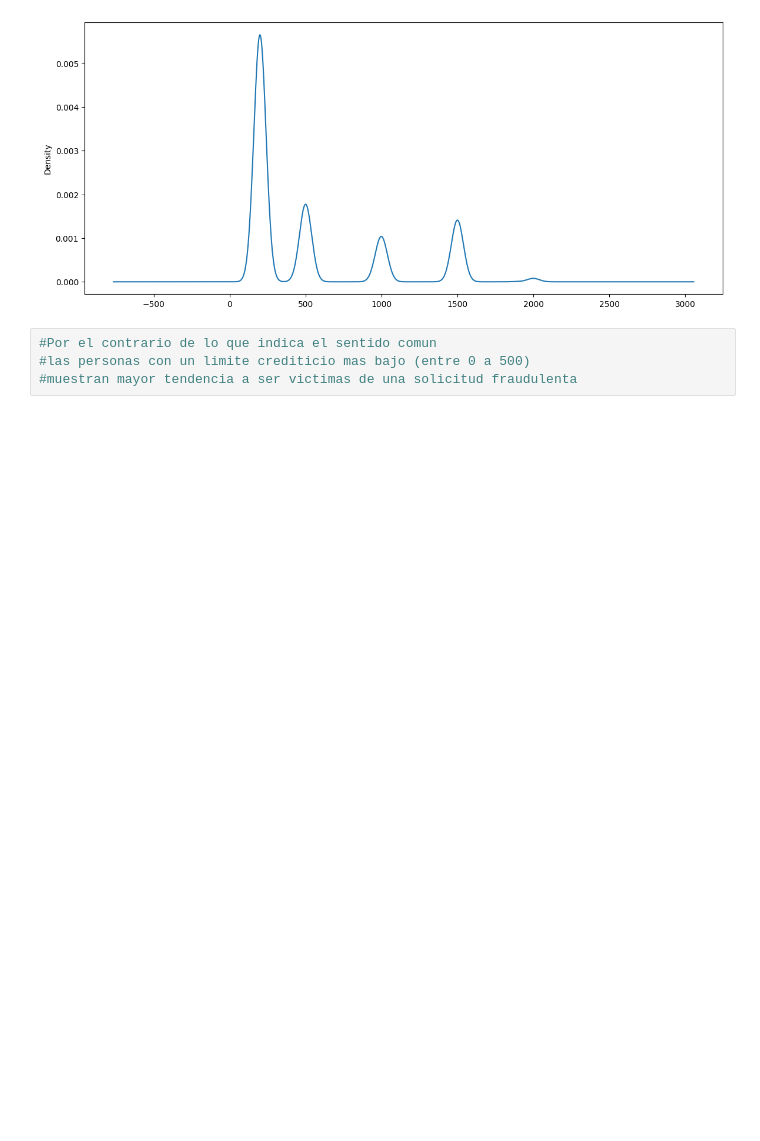
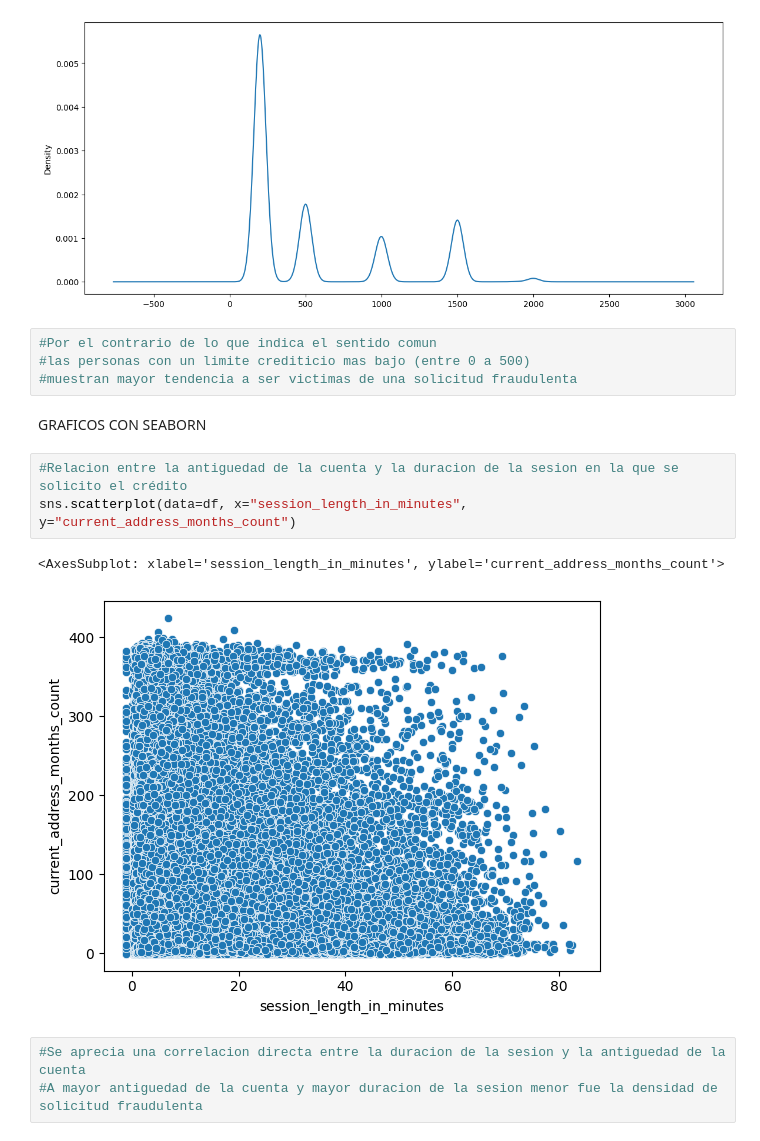
Before and after one commit to AlejandroGiorgio/CH-dataSience, a Jupyter notebook: Visualizacion+GIORGIO.ipynb, the cells around one changed output. Drawn from its saved outputs; the diff is of its cells as text; blank space fills up the shorter version.

```diff
--- a/Visualizacion+GIORGIO.ipynb
+++ b/Visualizacion+GIORGIO.ipynb
@@ -54,3 +55,14 @@ df["proposed_credit_limit"].plot(kind="kde", figsize = (14,6))
 #Por el contrario de lo que indica el sentido comun
 #las personas con un limite crediticio mas bajo (entre 0 a 500)
 #muestran mayor tendencia a ser victimas de una solicitud fraudulenta
+# %% [markdown]
+GRAFICOS CON SEABORN
+# %%
+#Relacion entre la antiguedad de la cuenta y la duracion de la sesion en la que se solicito el crédito
+sns.scatterplot(data=df, x="session_length_in_minutes", y="current_address_months_count")
+# %% [output]
+<AxesSubplot: xlabel='session_length_in_minutes', ylabel='current_address_months_count'>
+[figure, added]
+# %%
+#Se aprecia una correlacion directa entre la duracion de la sesion y la antiguedad de la cuenta
+#A mayor antiguedad de la cuenta y mayor duracion de la sesion menor fue la densidad de solicitud fraudulenta
```
Also changed, not shown: parts of 1 cell of this notebook.
